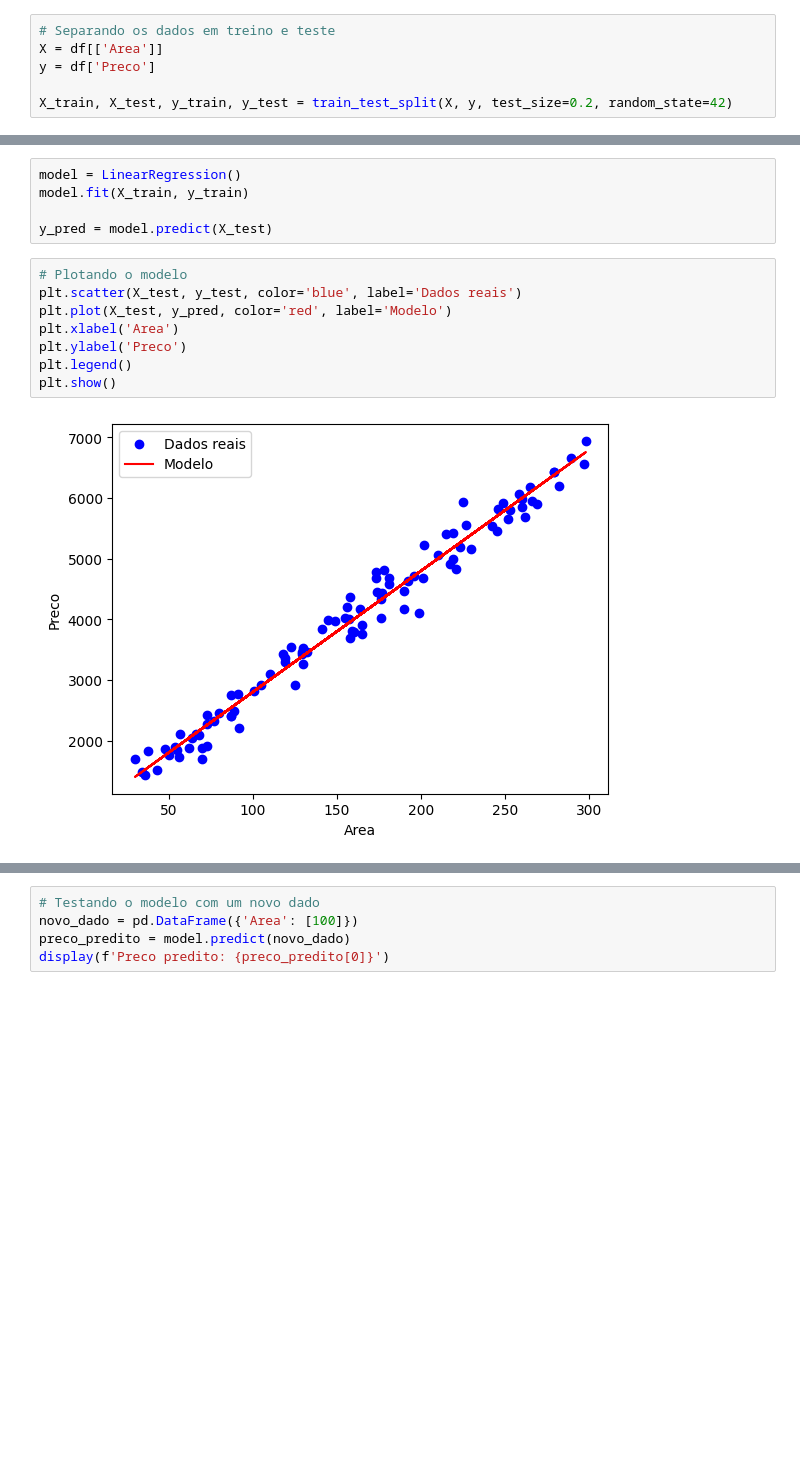
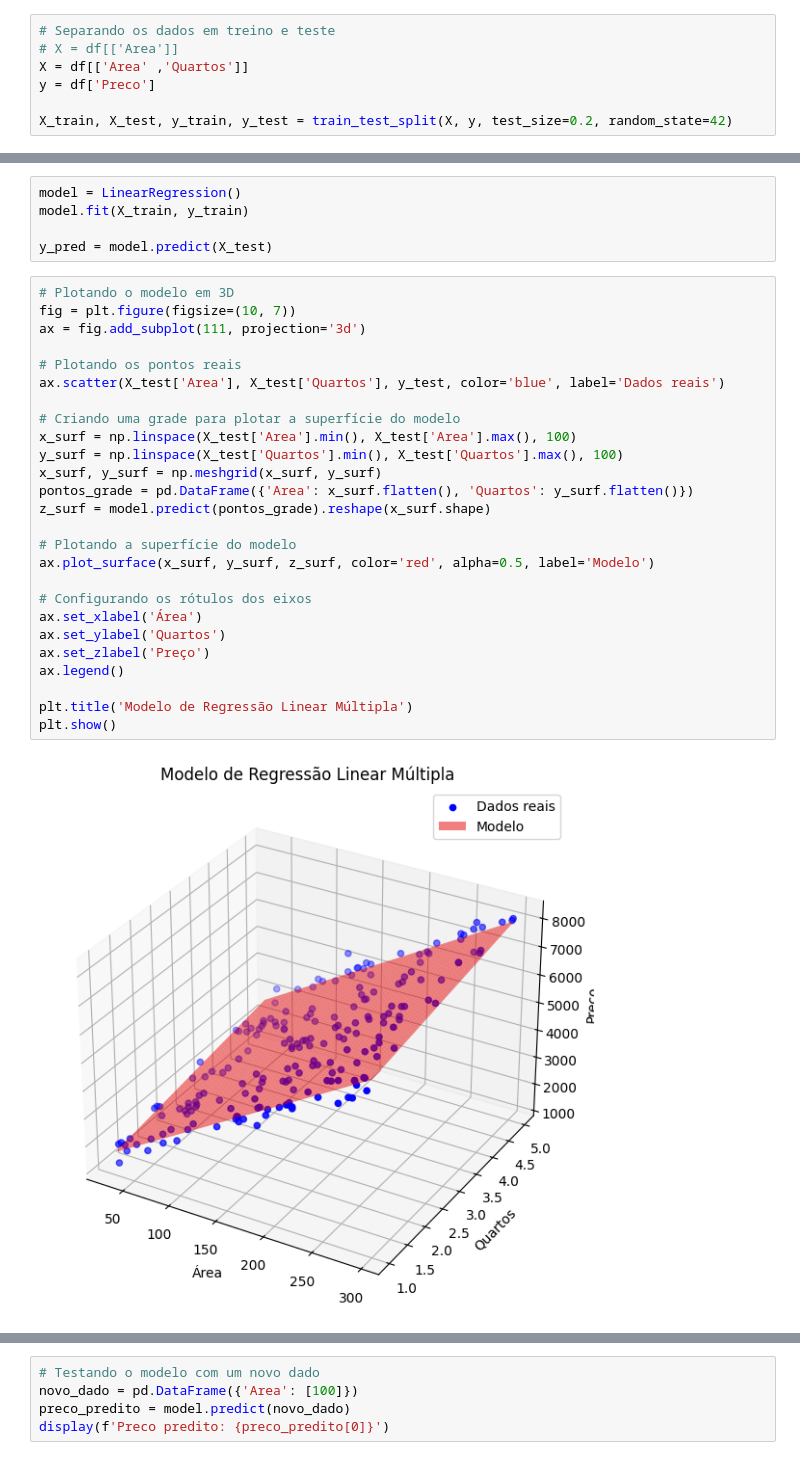
Before and after one commit to FlavioAAMotta/didatico, a Jupyter notebook: CD/2025/1-Etapa/Regressao Linear/aluguel.ipynb, the cells around one changed output, grey strips where cells are left out. Drawn from its saved outputs; the diff is of its cells as text; blank space fills up the shorter version.

```diff
--- a/CD/2025/1-Etapa/Regressao Linear/aluguel.ipynb
+++ b/CD/2025/1-Etapa/Regressao Linear/aluguel.ipynb
@@ -19,6 +20,7 @@ df.head()
 # %%
 # Separando os dados em treino e teste
-X = df[['Area']]
+# X = df[['Area']]
+X = df[['Area' ,'Quartos']]
 y = df['Preco']
 
 X_train, X_test, y_train, y_test = train_test_split(X, y, test_size=0.2, random_state=42)
@@ -58,16 +60,34 @@ model = LinearRegression()
 model.fit(X_train, y_train)
 
 y_pred = model.predict(X_test)
-# %%
-# Plotando o modelo
-plt.scatter(X_test, y_test, color='blue', label='Dados reais')
-plt.plot(X_test, y_pred, color='red', label='Modelo')
-plt.xlabel('Area')
-plt.ylabel('Preco')
-plt.legend()
-plt.show()
-# %% [output]
-[figure, removed]
+# %%
+# Plotando o modelo em 3D
+fig = plt.figure(figsize=(10, 7))
+ax = fig.add_subplot(111, projection='3d')
+
+# Plotando os pontos reais
+ax.scatter(X_test['Area'], X_test['Quartos'], y_test, color='blue', label='Dados reais')
+
+# Criando uma grade para plotar a superfície do modelo
+x_surf = np.linspace(X_test['Area'].min(), X_test['Area'].max(), 100)
+y_surf = np.linspace(X_test['Quartos'].min(), X_test['Quartos'].max(), 100)
+x_surf, y_surf = np.meshgrid(x_surf, y_surf)
+pontos_grade = pd.DataFrame({'Area': x_surf.flatten(), 'Quartos': y_surf.flatten()})
+z_surf = model.predict(pontos_grade).reshape(x_surf.shape)
+
+# Plotando a superfície do modelo
+ax.plot_surface(x_surf, y_surf, z_surf, color='red', alpha=0.5, label='Modelo')
+
+# Configurando os rótulos dos eixos
+ax.set_xlabel('Área')
+ax.set_ylabel('Quartos')
+ax.set_zlabel('Preço')
+ax.legend()
+
+plt.title('Modelo de Regressão Linear Múltipla')
+plt.show()
+# %% [output]
+[figure, added]
 # %%
 # Calculando o erro quadrático médio
 mse = mean_squared_error(y_test, y_pred)
```
Also changed, not shown: parts of 3 cells of this notebook, 3 other files.
